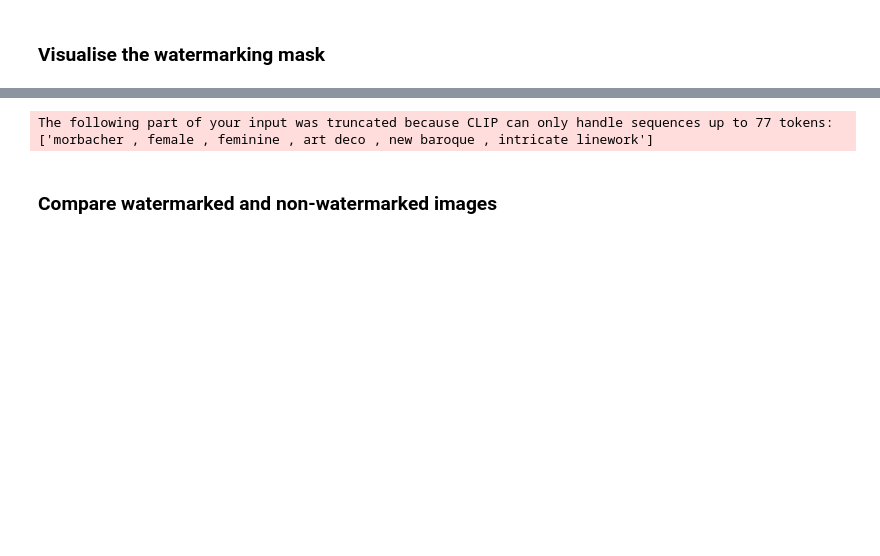
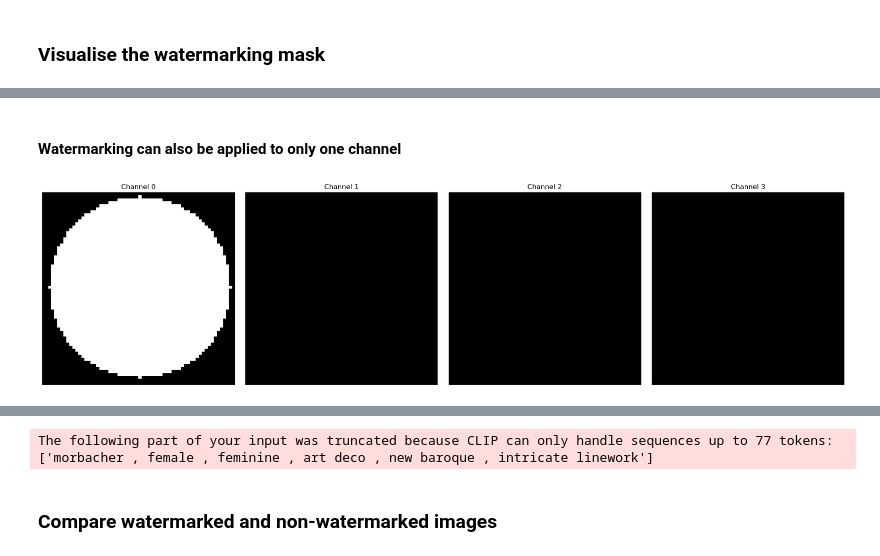
Before and after one commit to ChihchengHsieh/watermarking, a Jupyter notebook: demo.ipynb, the cells around one changed output, grey strips where cells are left out. Cells and saved outputs as stored; diff of their text form; code cells hidden in the pictures; blank space fills up the shorter version.

```diff
--- a/demo.ipynb
+++ b/demo.ipynb
@@ -449,3 +567,15 @@ visualise_noise(watermarking_mask[0].float())
+# %% [markdown]
+#### Watermarking can also be applied to only one channel
+# %%
+visualise_noise(get_watermarking_mask(
+    init_latents_w,
+    w_mask_shape=w_mask_shape,
+    w_channel=0,
+    w_radius=w_radius,
+    device=device,
+)[0].float())
+# %% [output]
+[figure, added]
 # %%
 def inject_watermark(init_latents_w, watermarking_mask, gt_patch, w_injection: str):
     """
```
Also changed, not shown: parts of 33 cells of this notebook, 3 other files.
